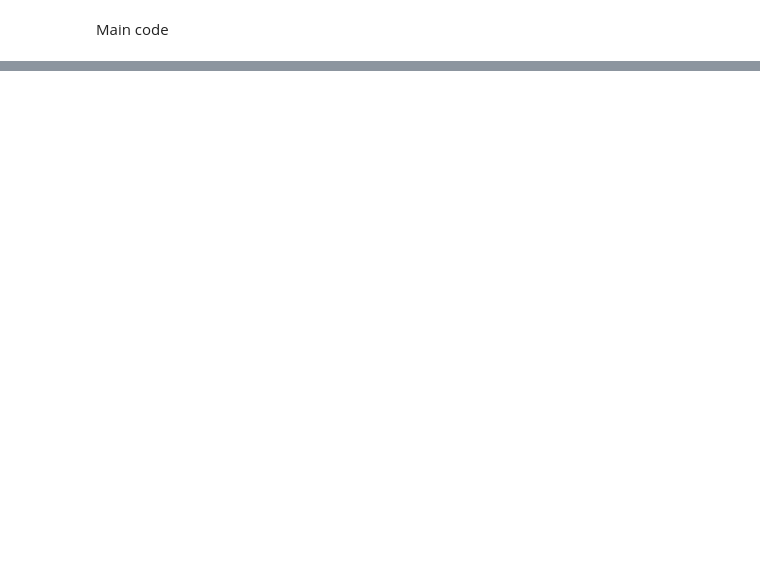
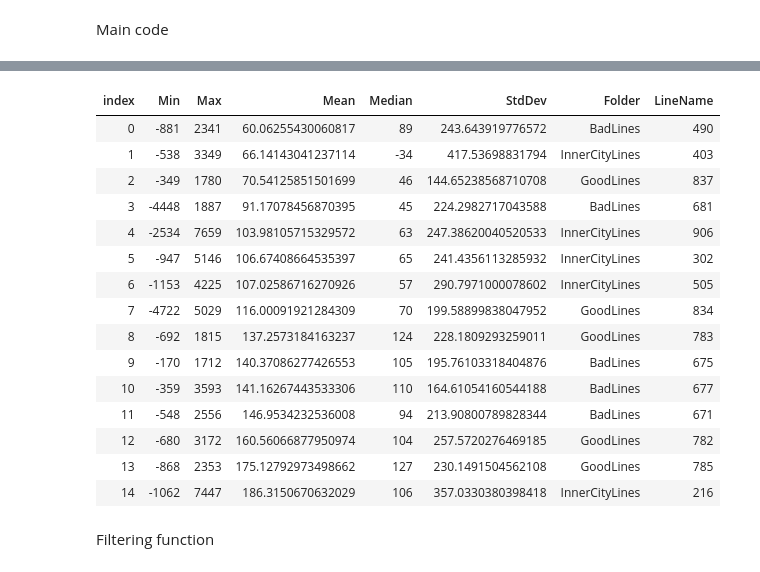
Before and after one commit to Smartrak/public-notebooks, a Jupyter notebook: Actual Arrival Analysis.ipynb, the cells around one changed output, grey strips where cells are left out. Cells and saved outputs as stored; diff of their text form; code cells hidden in the pictures; blank space fills up the shorter version.

```diff
--- a/Actual Arrival Analysis.ipynb
+++ b/Actual Arrival Analysis.ipynb
@@ -49,0 +87,26 @@ return (minD, maxD, meanD, medianD, stdDevD);
+# %%
+var allStats =
+    allFrames
+        .Values
+        .Select(x => CalcStats(x.frame.GetColumn<int>("Deviation"), x.folder, x.lineName))
+        .OrderBy(x => x.Mean)
+        .ToArray();
+display(allStats);
+var allStatsFrame = Frame.FromRecords(allStats);
+# %% [output]
+| index | Min | Max | Mean | Median | StdDev | Folder | LineName |
+| 0 | -881 | 2341 | 60.06255430060817 | 89 | 243.643919776572 | BadLines | 490 |
+| 1 | -538 | 3349 | 66.14143041237114 | -34 | 417.53698831794 | InnerCityLines | 403 |
+| 2 | -349 | 1780 | 70.54125851501699 | 46 | 144.65238568710708 | GoodLines | 837 |
+| 3 | -4448 | 1887 | 91.17078456870395 | 45 | 224.2982717043588 | BadLines | 681 |
+| 4 | -2534 | 7659 | 103.98105715329572 | 63 | 247.38620040520533 | InnerCityLines | 906 |
+| 5 | -947 | 5146 | 106.67408664535397 | 65 | 241.4356113285932 | InnerCityLines | 302 |
+| 6 | -1153 | 4225 | 107.02586716270926 | 57 | 290.7971000078602 | InnerCityLines | 505 |
+| 7 | -4722 | 5029 | 116.00091921284309 | 70 | 199.58899838047952 | GoodLines | 834 |
+| 8 | -692 | 1815 | 137.2573184163237 | 124 | 228.1809293259011 | GoodLines | 783 |
+| 9 | -170 | 1712 | 140.37086277426553 | 105 | 195.76103318404876 | BadLines | 675 |
+| 10 | -359 | 3593 | 141.16267443533306 | 110 | 164.61054160544188 | BadLines | 677 |
+| 11 | -548 | 2556 | 146.9534232536008 | 94 | 213.90800789828344 | BadLines | 671 |
+| 12 | -680 | 3172 | 160.56066877950974 | 104 | 257.5720276469185 | GoodLines | 782 |
+| 13 | -868 | 2353 | 175.12792973498662 | 127 | 230.1491504562108 | GoodLines | 785 |
+| 14 | -1062 | 7447 | 186.3150670632029 | 106 | 357.0330380398418 | InnerCityLines | 216 |
@@ -59,0 +132,2 @@ using XPlot.Plotly;
+# %% [markdown]
+Filtering function
```
Also changed, not shown: parts of 16 cells of this notebook, 14 other files.
